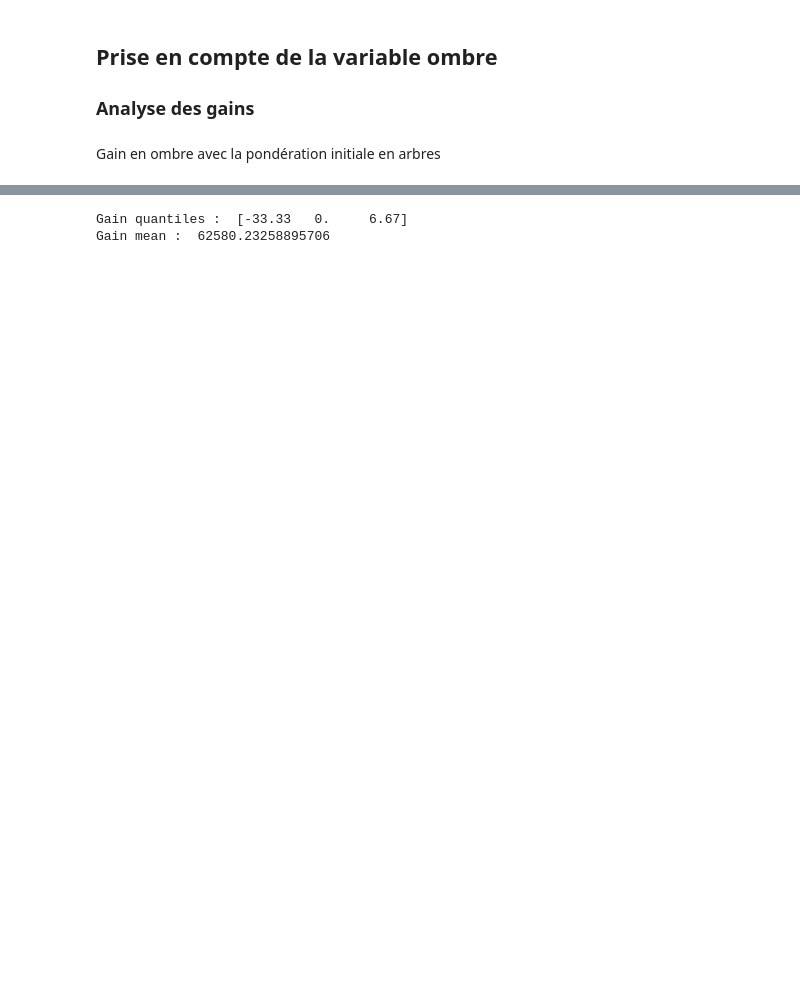
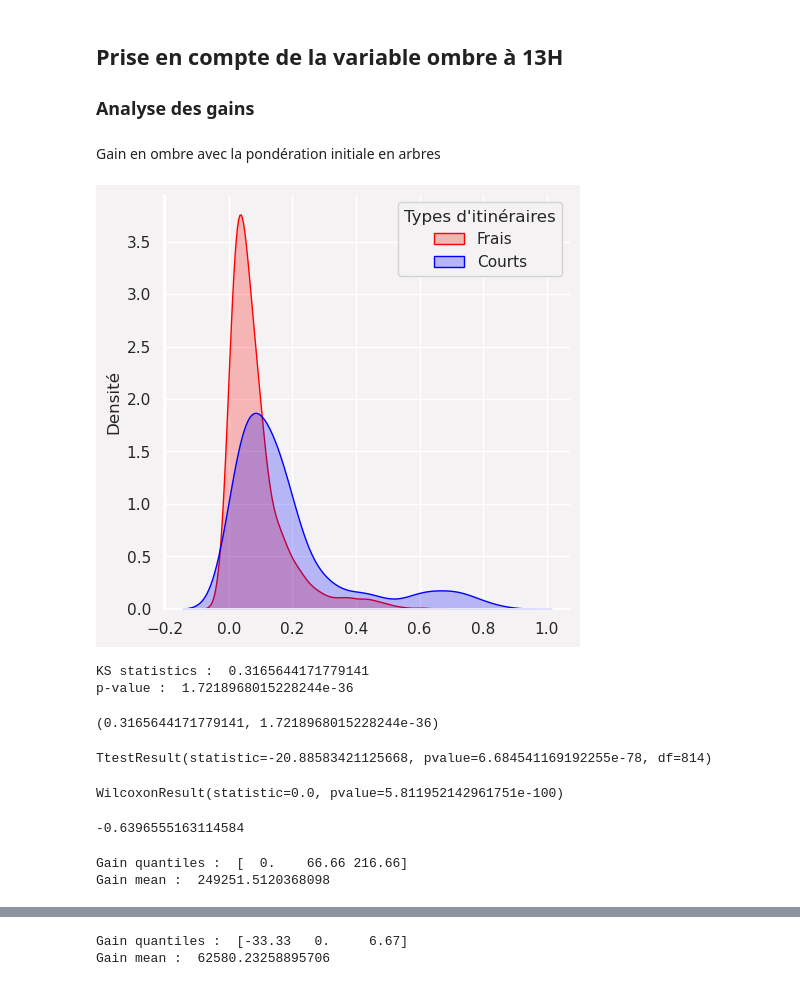
Before and after one commit to datagora-erasme/itineraire_fraicheur, a Jupyter notebook: backend/score_calculation_it/analyse_pipeline_new.ipynb, the cells around one changed output, grey strips where cells are left out. Cells and saved outputs as stored; diff of their text form; code cells hidden in the pictures; blank space fills up the shorter version.

```diff
--- a/backend/score_calculation_it/analyse_pipeline_new.ipynb
+++ b/backend/score_calculation_it/analyse_pipeline_new.ipynb
@@ -292,6 +372,34 @@ def gain_compare_key(key, column, hour=False):
 # %% [markdown]
-## Prise en compte de la variable ombre
+## Prise en compte de la variable ombre à 13H
 
 ### Analyse des gains
 # %% [markdown]
 Gain en ombre avec la pondération initiale en arbres
+# %%
+sns_plot_key("P0_01O10At0_01Ar0_01C0_01E0_01Ca0_01", "mean_ombres_13_prop", hour="13h")
+# %% [output]
+[figure, added]
+# %%
+#comparaison des deux distributions :
+ks_2samp_test_key("P0_01O10At0_01Ar0_01C0_01E0_01Ca0_01", "mean_ombres_13_prop", hour="13h")
+# %% [output]
+KS statistics :  0.3165644171779141
+p-value :  1.7218968015228244e-36
+(0.3165644171779141, 1.7218968015228244e-36)
+# %%
+test_students_key("P0_01O10At0_01Ar0_01C0_01E0_01Ca0_01", "mean_ombres_13_prop", hour="13h")
+# %% [output]
+TtestResult(statistic=-20.88583421125668, pvalue=6.684541169192255e-78, df=814)
+# %%
+wilcoxon_test_key("P0_01O10At0_01Ar0_01C0_01E0_01Ca0_01", "mean_ombres_13_prop", hour="13h")
+# %% [output]
+WilcoxonResult(statistic=0.0, pvalue=5.811952142961751e-100)
+# %%
+d_cohen_key("P0_01O10At0_01Ar0_01C0_01E0_01Ca0_01", "mean_ombres_13_prop", hour="13h")
+# %% [output]
+-0.6396555163114584
+# %%
+gain_ombre_10_ar0 = gain_compare_key("P0_01O10At0_01Ar0_01C0_01E0_01Ca0_01", "mean_ombres_13_prop", hour="13h")
+# %% [output]
+Gain quantiles :  [  0.    66.66 216.66]
+Gain mean :  249251.5120368098
```
Also changed, not shown: parts of 71 cells of this notebook, 4 other files.
